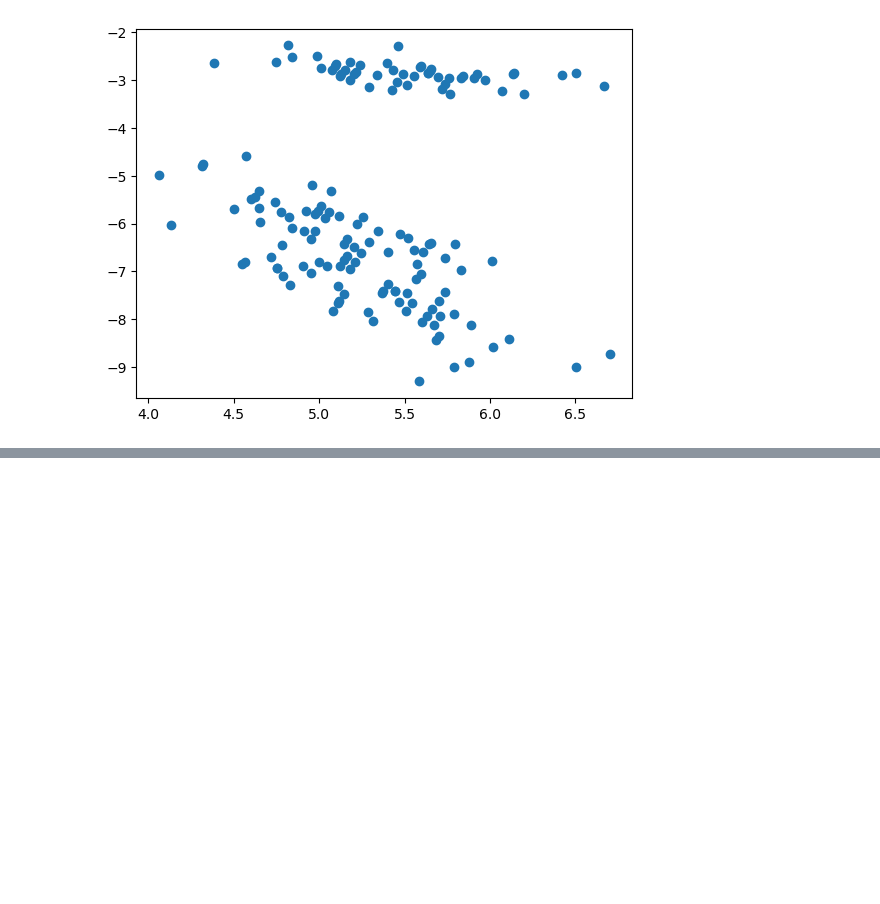
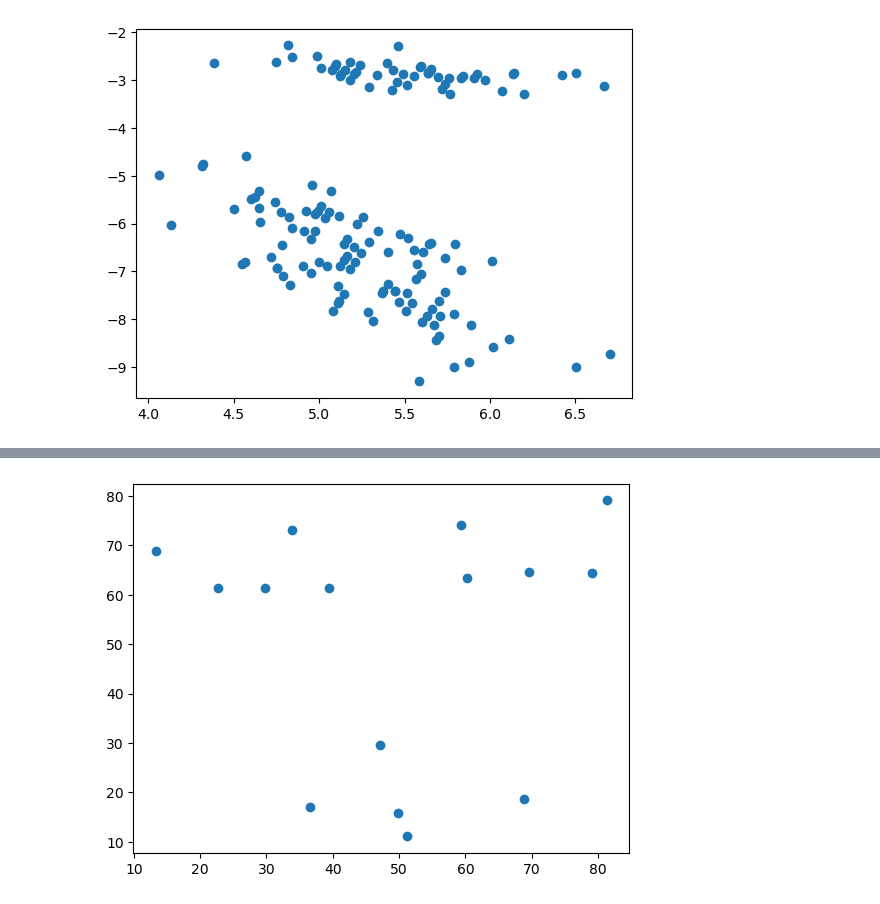
Before and after one commit to Razi-Mahmood/StatisticalShapeModels, a Jupyter notebook: EigenComputation.ipynb, the cells around one changed output, grey strips where cells are left out. Saved outputs shown, nothing was run; the diff lists cells and outputs as text; code cells hidden in the pictures; blank space fills up the shorter version.

```diff
--- a/EigenComputation.ipynb
+++ b/EigenComputation.ipynb
@@ -79,0 +167,5 @@ plt.scatter(proj[:,2],proj[:,3])
+# %%
+
+plot_generated_sample(xvar)
+# %% [output]
+[figure, added]
```
Also changed, not shown: parts of 10 cells of this notebook.
